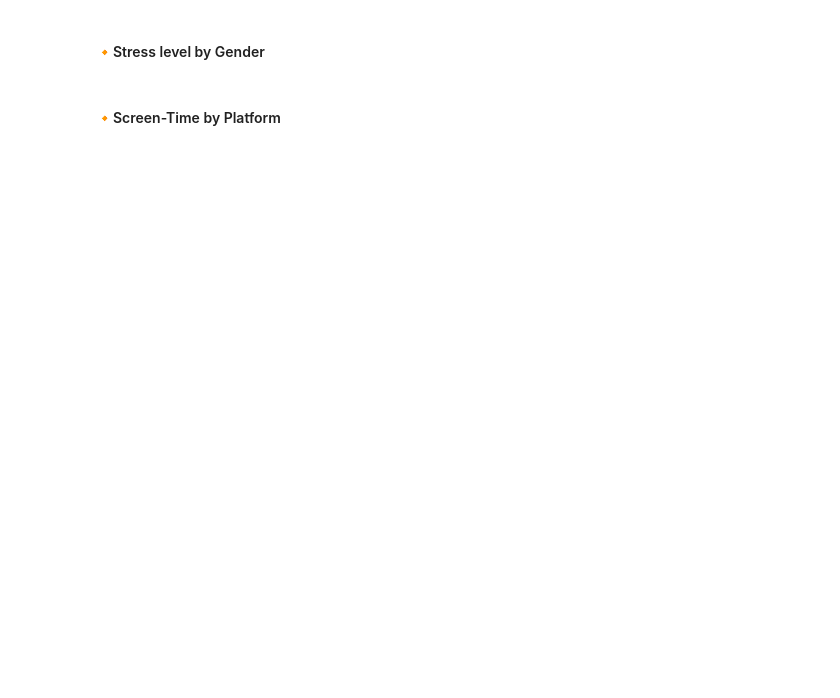
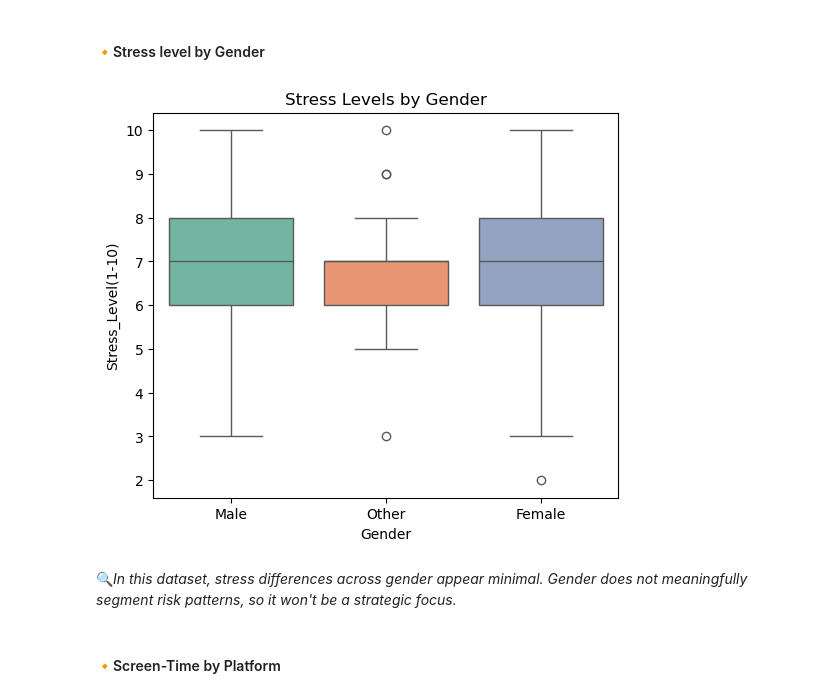
Before and after one commit to zaraaxdata/digital-wellbeing-user-analysis, a Jupyter notebook: user_behaviour_analysis.ipynb, the cells around one changed output. Cells and saved outputs as stored; diff of their text form; code cells hidden in the pictures; blank space fills up the shorter version.

```diff
--- a/user_behaviour_analysis.ipynb
+++ b/user_behaviour_analysis.ipynb
@@ -621,4 +640,13 @@ plt.show()
 # %% [markdown]
 #### 🔸Stress level by Gender
+# %%
+plt.figure(figsize=(6,5))
+sns.boxplot(x="Gender", y="Stress_Level(1-10)", data=df, palette="Set2")
+plt.title("Stress Levels by Gender")
+plt.show()
+# %% [output]
+[figure, added]
+# %% [markdown]
+🔍*In this dataset, stress differences across gender appear minimal. Gender does not meaningfully segment risk patterns, so it won't be a strategic focus.*
 # %% [markdown]
 #### 🔸Screen-Time by Platform
```
Also changed, not shown: parts of 32 cells of this notebook.
